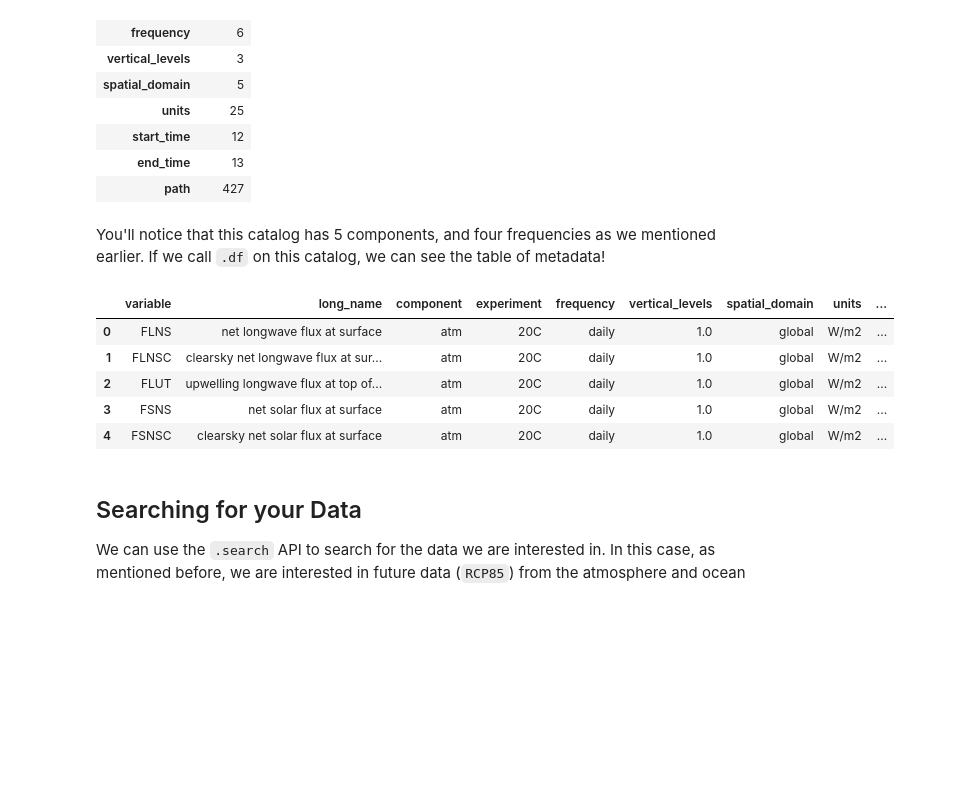
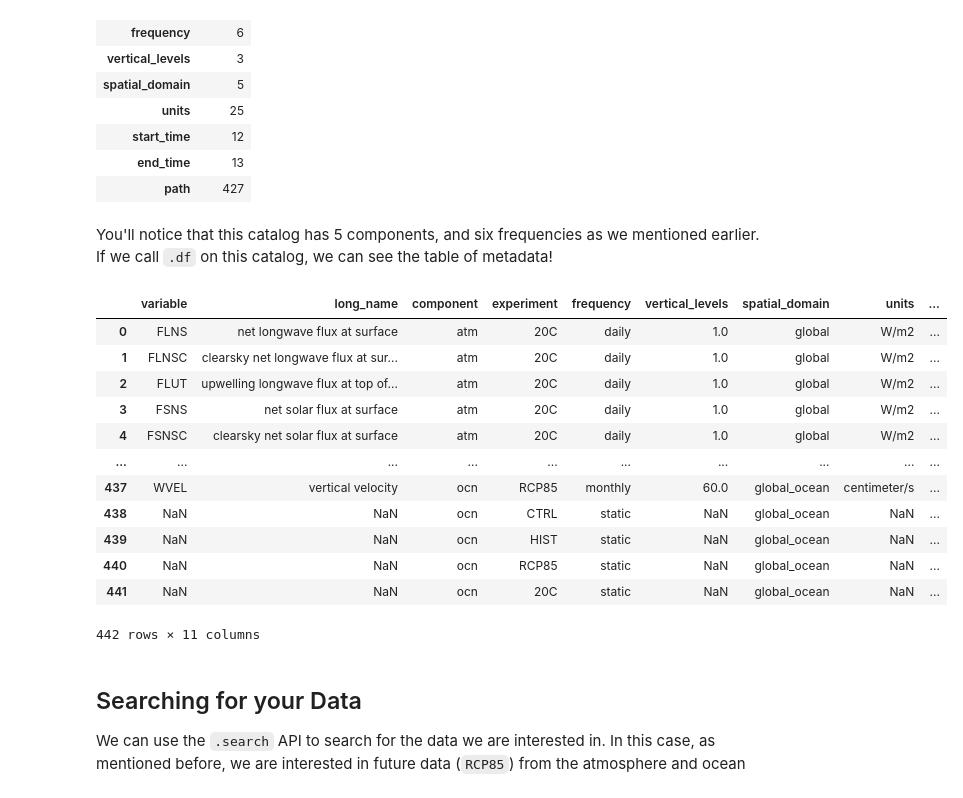
Before and after one commit to ProjectPythiaTutorials/intake-esm-tutorial_2021_12_08, a Jupyter notebook: tutorial/intake-esm-01.ipynb, the cells around one changed output. Drawn from its saved outputs; the diff is of its cells as text; code cells hidden in the pictures; blank space fills up the shorter version.

```diff
--- a/tutorial/intake-esm-01.ipynb
+++ b/tutorial/intake-esm-01.ipynb
@@ -358,16 +356,23 @@ aws-cesm1-le catalog with 56 dataset(s) from 442 asset(s):
 | end_time | 13 |
 | path | 427 |
 # %% [markdown]
-You'll notice that this catalog has 5 components, and four frequencies as we mentioned earlier. If we call `.df` on this catalog, we can see the table of metadata!
+You'll notice that this catalog has 5 components, and six frequencies as we mentioned earlier. If we call `.df` on this catalog, we can see the table of metadata!
 # %%
-data_catalog.df.head()
+data_catalog.df
 # %% [output]
 |  | variable | long_name | component | experiment | frequency | vertical_levels | spatial_domain | units | ... |
 | 0 | FLNS | net longwave flux at surface | atm | 20C | daily | 1.0 | global | W/m2 | ... |
 | 1 | FLNSC | clearsky net longwave flux at sur... | atm | 20C | daily | 1.0 | global | W/m2 | ... |
 | 2 | FLUT | upwelling longwave flux at top of... | atm | 20C | daily | 1.0 | global | W/m2 | ... |
 | 3 | FSNS | net solar flux at surface | atm | 20C | daily | 1.0 | global | W/m2 | ... |
 | 4 | FSNSC | clearsky net solar flux at surface | atm | 20C | daily | 1.0 | global | W/m2 | ... |
+| ... | ... | ... | ... | ... | ... | ... | ... | ... | ... |
+| 437 | WVEL | vertical velocity | ocn | RCP85 | monthly | 60.0 | global_ocean | centimeter/s | ... |
+| 438 | NaN | NaN | ocn | CTRL | static | NaN | global_ocean | NaN | ... |
+| 439 | NaN | NaN | ocn | HIST | static | NaN | global_ocean | NaN | ... |
+| 440 | NaN | NaN | ocn | RCP85 | static | NaN | global_ocean | NaN | ... |
+| 441 | NaN | NaN | ocn | 20C | static | NaN | global_ocean | NaN | ... |
+442 rows × 11 columns
 # %% [markdown]
 ## Searching for your Data
 We can use the `.search` API to search for the data we are interested in. In this case, as mentioned before, we are interested in future data (`RCP85`) from the atmosphere and ocean
```
Also changed, not shown: parts of 18 cells of this notebook.
